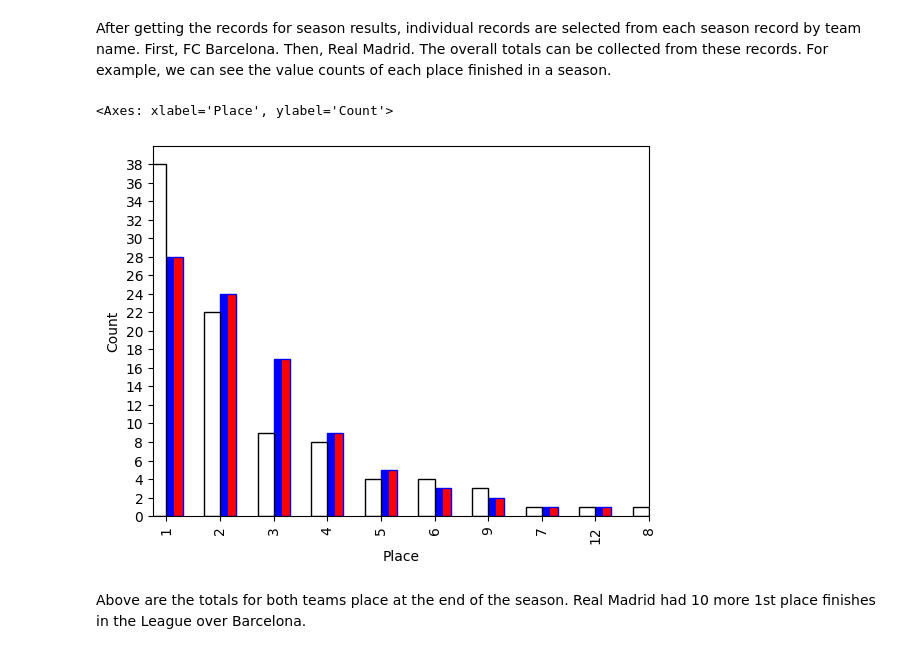
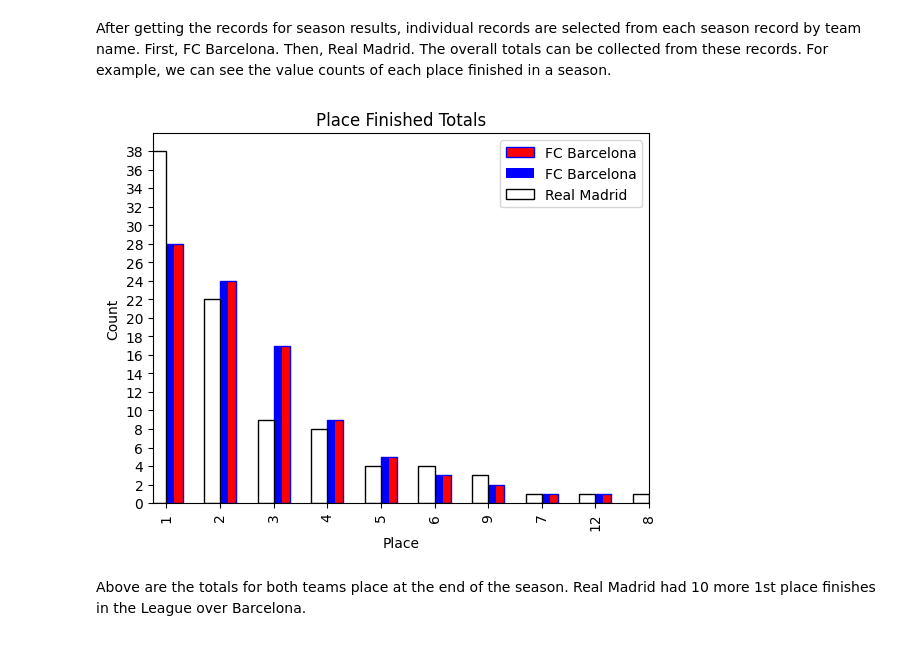
Before and after one commit to EvanDBush/soccer_rivalry_project, a Jupyter notebook: explore.ipynb, the cells around one changed output. Drawn from its saved outputs; the diff is of its cells as text; code cells hidden in the pictures.

Commit message:
working on head-to-head plots

```diff
--- a/explore.ipynb
+++ b/explore.ipynb
@@ -35,22 +35,25 @@ After getting the records for season results, individual records are selected fr
 # %%
 # Gets records for each season by team name
 barcelona_season_results_df = season_results_df[season_results_df['Team'] == 'FC Barcelona']
 real_madrid_season_results_df = season_results_df[season_results_df['Team'] == 'Real Madrid']
 
 # Gets value counts for places finished by each team
 barcelona_place_finished_counts = barcelona_season_results_df['Place'].value_counts()
 real_madrid_place_finished_counts = real_madrid_season_results_df['Place'].value_counts()
 
 #gets top 4 finishes
 barcelona_top_4= barcelona_place_finished_counts
 real_madrid_top_4= real_madrid_place_finished_counts
 
+plt.figure()
 barcelona_top_4.plot(kind='bar',label='FC Barcelona', align='edge', xlabel='Place',color='red', edgecolor="blue", ylabel='Count',yticks=(np.arange(0,40, step=2))  ,width= .3)
 barcelona_top_4.plot(kind='bar',label='FC Barcelona', align='edge', xlabel='Place',color='blue', ylabel='Count',yticks=(np.arange(0,40, step=2))  ,width= .15)
 real_madrid_top_4.plot(kind='bar',label='Real Madrid', align='edge', xlabel='Place',color='white', edgecolor='black', ylabel='Count',yticks=(np.arange(0,40, step=2))  ,width= -.3)
+plt.title('Place Finished Totals')
+plt.legend()
+plt.show()
 # %% [output]
-<Axes: xlabel='Place', ylabel='Count'>
-[figure, old version]
+[figure, new version]
 # %% [markdown]
 Above are the totals for both teams place at the end of the season. Real Madrid had 10 more 1st place finishes in the League over Barcelona.
 # %%
```
Also changed, not shown: parts of 3 cells of this notebook.
